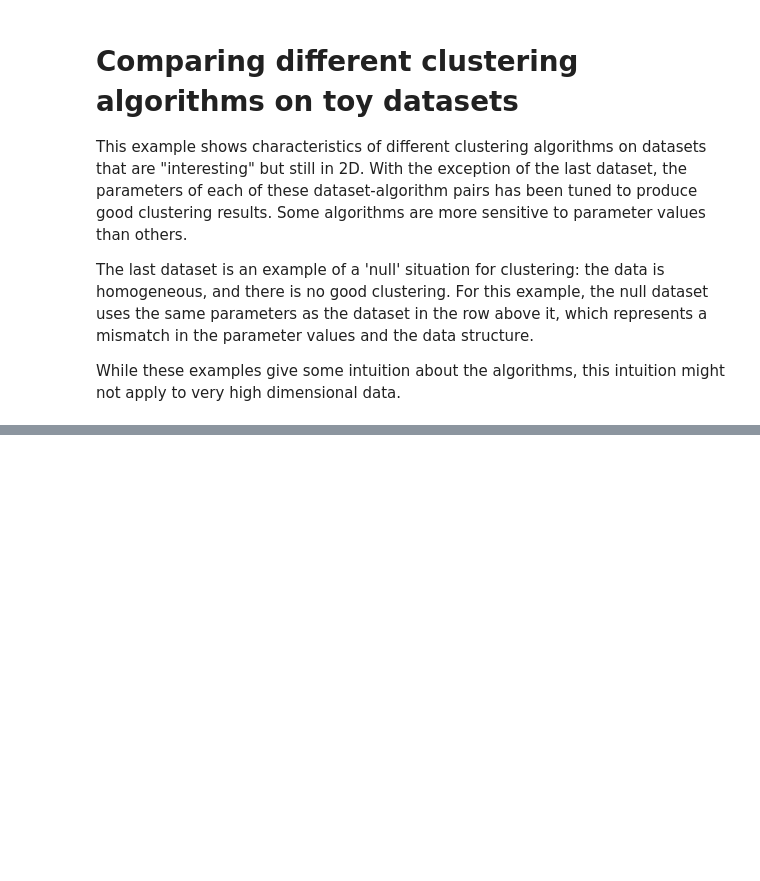
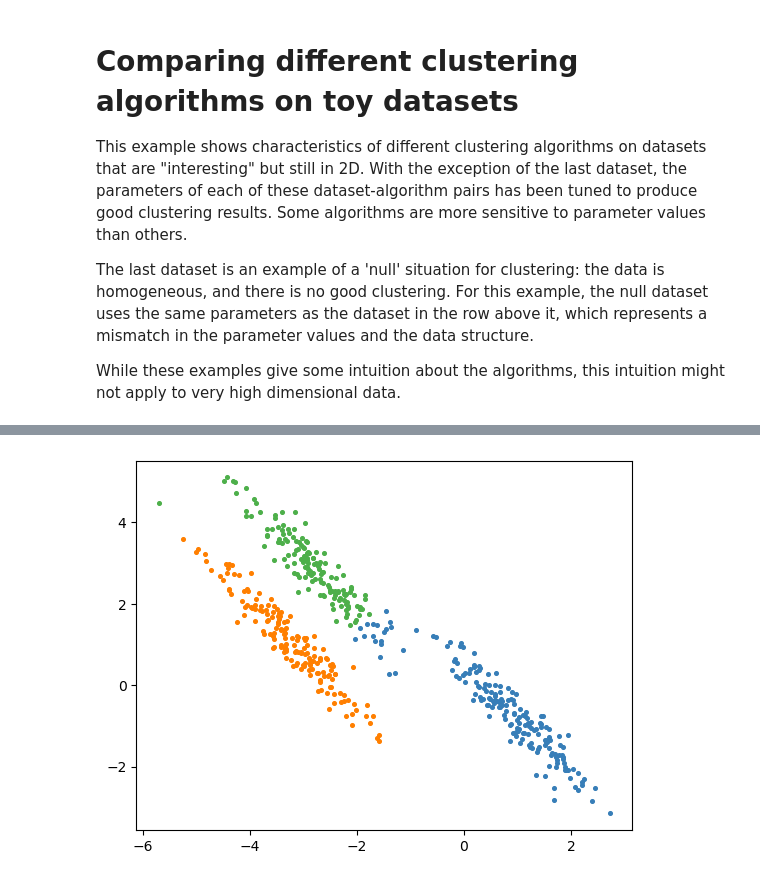
Before and after one commit to nmartinbekier/chameleon_cluster, a Jupyter notebook: chameleon_cluster/sklearn_cham_plot_cluster_comparison.ipynb, the cells around one changed output, grey strips where cells are left out. Cells and saved outputs as stored; diff of their text form; code cells hidden in the pictures; blank space fills up the shorter version.

```diff
--- a/chameleon_cluster/sklearn_cham_plot_cluster_comparison.ipynb
+++ b/chameleon_cluster/sklearn_cham_plot_cluster_comparison.ipynb
@@ -287,0 +105,4 @@ plot2d_data(res)
+# %%
+plot2d_data_sl(res_aniso)
+# %% [output]
+[figure, added]
```
Also changed, not shown: parts of 10 cells of this notebook.
